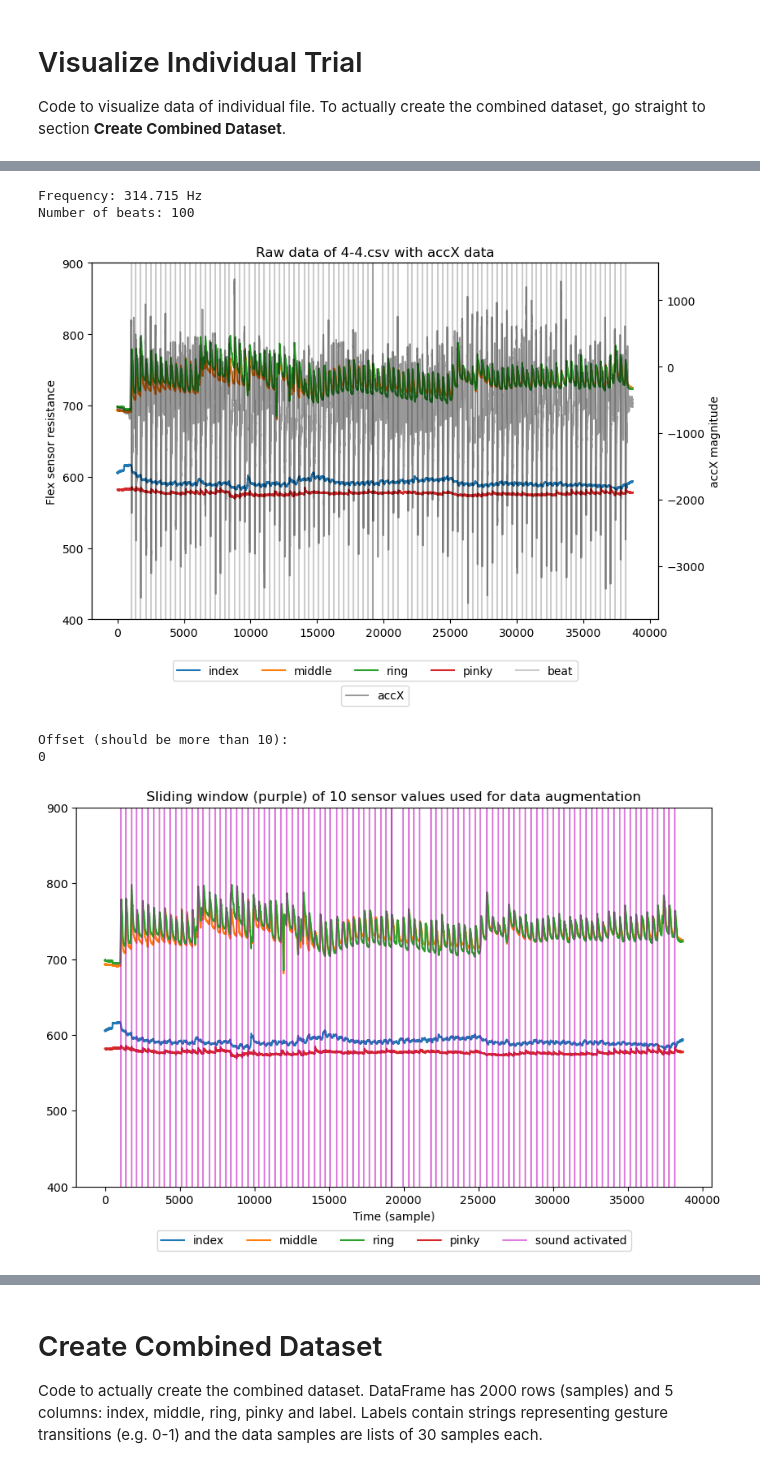
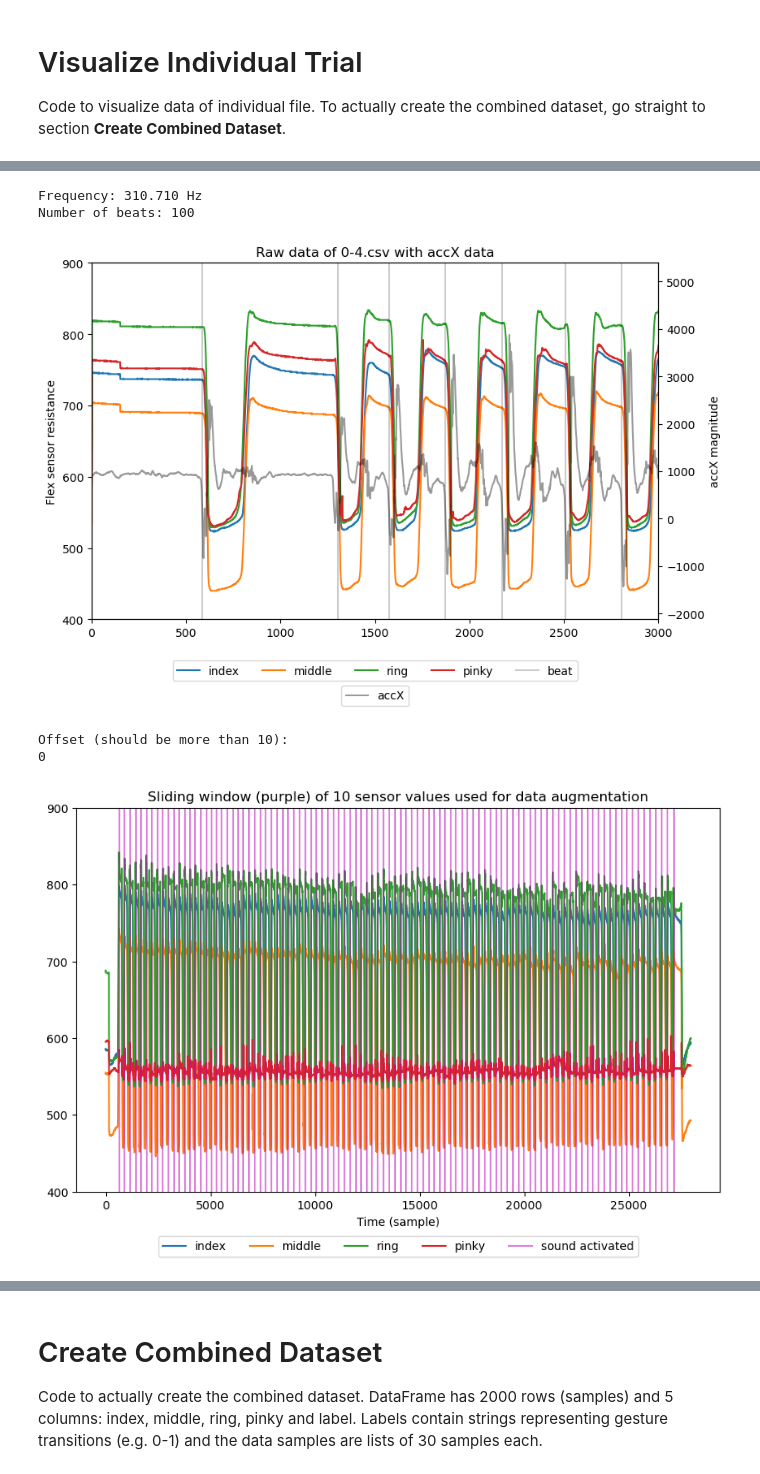
Before and after one commit to rachung2510/oppy, a Jupyter notebook: create_dataset.ipynb, the cells around one changed output, grey strips where cells are left out. Drawn from its saved outputs; the diff is of its cells as text; code cells hidden in the pictures.

```diff
--- a/create_dataset.ipynb
+++ b/create_dataset.ipynb
@@ -92,10 +92,19 @@ def get_peaks_or_valleys(which, x, n, SPACE=300):
 
     def get_spaced_valleys(delta):
         if which == "peak":
-            valleys, _ = peakdet(x, delta)
+            vals, _ = peakdet(x, delta)
         else:
-            _, valleys = peakdet(x, delta)
-        inds, vals = valleys[:,0], valleys[:,1]
+            _, vals = peakdet(x, delta)
+
+        # filter peaks/valleys not at a certain val
+        LIMIT = 200
+        if which == "peak":
+            include = [k for k in range(vals.shape[0]) if vals[k,1] > LIMIT]
+        else:
+            include = [k for k in range(vals.shape[0]) if vals[k,1] < -LIMIT]
+        inds, vals = vals[include,0], vals[include,1]
+
+        # ensure SPACE samples between each peak
         valid = [0]
         this_index = 0
         for i in range(len(inds) - 1):
@@ -116,14 +125,16 @@ def get_peaks_or_valleys(which, x, n, SPACE=300):
     delta = 1000
     inds, vals = get_spaced_valleys(delta)
     num_beats = len(inds)
+    # print(inds)
 
     while num_beats < n:
         SPACE -= 10
         tmp_inds, tmp_vals = get_spaced_valleys(delta)
         diff = tmp_inds[1:] - tmp_inds[:-1]
         mean = np.mean(diff)
-        std = 0.10
-        if len([k for k in tmp_inds if k < mean-std*mean]):
+        std_lower, std_upper = 0.10, 1
+        # print(f"SPACE={SPACE}, diff={diff}, mean={mean}")
+        if len([k for k in tmp_inds if k < mean-std_lower*mean]) and not len([k for k in tmp_inds if k > mean+std_upper*mean]):
             break
         inds, vals = tmp_inds, tmp_vals
         num_beats = len(inds)
@@ -162,14 +173,15 @@ def get_value_nearest_to(valleys, accX, value_nearest=0):
                 new_index -= 1
                 val = accX[new_index]
         new_indices.append(new_index)
+        # print(f"new_index={new_index}, old_index={valley}")
 
     return np.uint16(new_indices)
 # %% [markdown]
 # Visualize Individual Trial
 Code to visualize data of individual file. To actually create the combined dataset, go straight to section **Create Combined Dataset**.
 # %%
-DATA_PATH = "data/tiger/"
-FILE = "4-4.csv"
+DATA_PATH = "data/archive/left/"
+FILE = "0-4.csv"
 df = pd.read_csv(DATA_PATH + FILE, index_col=0)
 print(df.shape)
 df.tail()
@@ -192,8 +204,9 @@ x = np.linspace(0, endTime-startTime, df.shape[0])
 
 # get valleys
 accX = df['accX'].to_numpy()
-# peaks = get_peaks_or_valleys("peak", accX, NUM_BEATS)
-valleys = get_peaks_or_valleys("valley", accX, NUM_BEATS, SPACE=320)
+accX = accX - np.mean(accX)
+peaks = get_peaks_or_valleys("peak", accX, NUM_BEATS, SPACE=300)
+valleys = get_peaks_or_valleys("valley", accX, NUM_BEATS, SPACE=300)
 beats = get_value_nearest_to(valleys, accX, value_nearest=0)
 # print(beats[1:] - beats[:-1])
 
@@ -209,48 +222,48 @@ for key in keys:
     ax1.plot(df[key].to_numpy(), label=key)
 for i in range(len(beats)):
     ax1.axvline(beats[i], color="k", alpha=0.2, label="beat" if not i else "")
-ax2.plot(df["accX"].to_numpy(), color="k", label="accX", alpha=0.4)
+ax2.plot(accX, color="k", label="accX", alpha=0.4)
 ax1.legend(loc='upper center', bbox_to_anchor=(0.5, -0.1), ncol=5)
 ax2.legend(loc='upper center', bbox_to_anchor=(0.5, -0.17), ncol=5)
 plt.xlabel("Time (sample)")
 ax1.set_ylabel("Flex sensor resistance")
 ax2.set_ylabel("accX magnitude")
-# plt.xlim(15e3,20e3)
+plt.xlim(0e3,3e3)
 ax1.set_ylim((400,900))
 plt.title("Raw data of " + FILE + " with accX data")
 plt.show()
 # %% [output]
-Frequency: 314.715 Hz
+Frequency: 310.710 Hz
 Number of beats: 100
-[figure, old version]
+[figure, new version]
 # %%
-sound_activated = get_value_nearest_to(valleys, accX, value_nearest=0)
+sound_activated = get_value_nearest_to(peaks, accX, value_nearest=0)
 timestep = 10
 fig, ax = plt.subplots()
 fig.set_size_inches((10, 6))
 for key in keys:
     ax.plot(np.arange(0, len(x)), df[key].to_numpy(), label=key)
 for i in range(len(sound_activated)):
     ax.axvline(sound_activated[i], color="m", alpha=0.5, label="sound activated" if not i else "")
 # for i in range(len(beats)):
 #     ax.axvline(beats[i], color="k", alpha=0.5, label="beat" if not i else "")
 
 offset = 0
 while sound_activated[0] + offset + timestep <= beats[0]:
     ax.add_patch(Rectangle((sound_activated[0] + offset, 400), timestep, 500, color="m", alpha=0.3))
     offset += 1
 print("Offset (should be more than 10):")
 print(offset)
 ax.legend(loc='upper center', bbox_to_anchor=(0.5, -0.1), ncol=5)
 ax.set_xlabel("Time (sample)")
 # ax.set_xlim(10e3,20e3)
 ax.set_ylim((400,900))
 plt.title(f"Sliding window (purple) of {timestep} sensor values used for data augmentation")
 plt.show()
 # %% [output]
 Offset (should be more than 10):
 0
-[figure, old version]
+[figure, new version]
 # %%
 timestep = 10
 offset = 0
```
Also changed, not shown: parts of 4 cells of this notebook.
